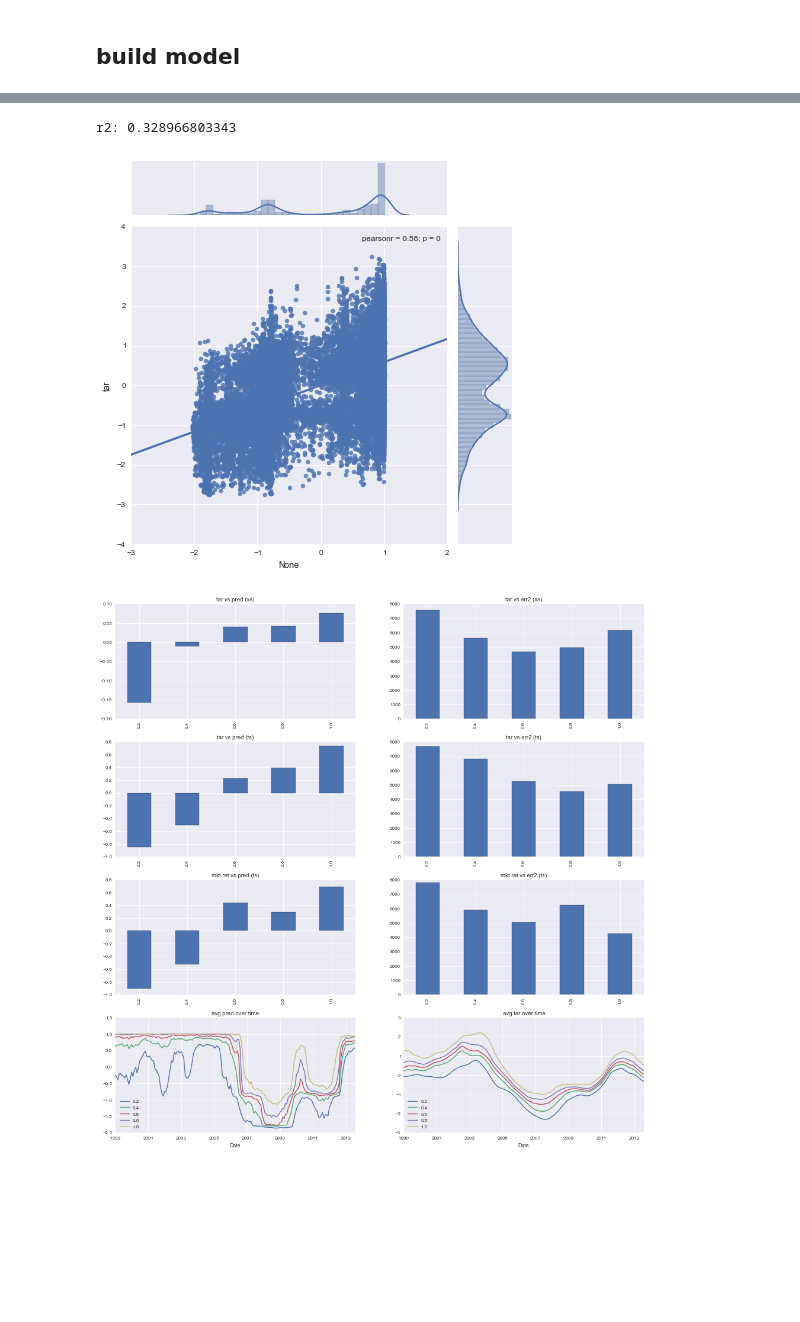
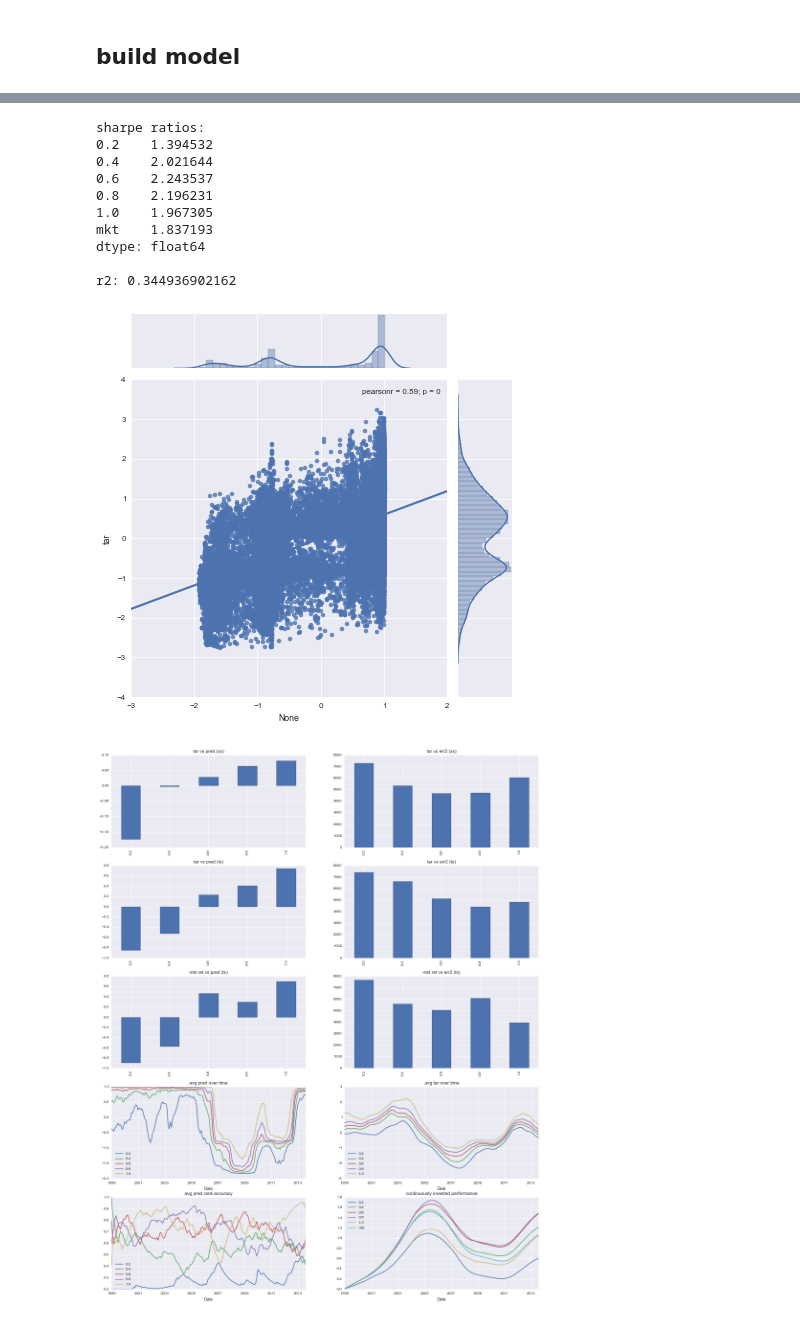
Before and after one commit to rhouck/re, a Jupyter notebook: explore2.ipynb, the cells around one changed output, grey strips where cells are left out. Saved outputs shown, nothing was run; the diff lists cells and outputs as text; code cells hidden in the pictures; blank space fills up the shorter version.

Commit message:
quintile vs market investment performance
added chart/util to calculate and show continuously invested performance for each quintile and market
print sharpe ratio calc

```diff
--- a/explore2.ipynb
+++ b/explore2.ipynb
@@ -88 +78,4 @@ SFG_c = px_h
+# %%
+px, px_ca, px_us = ut.capped_change(px, px_ca, px_us)
+SFG_c = px
 # %%
@@ -92,0 +88,6 @@ int: 4.45931763155e-15  coef: 0.158829595428
+# %%
+series = 'MVSF'
+px, px_ca, px_us = ut.load_series(series)
+# %%
+px, px_ca, px_us = ut.capped_change(px, px_ca, px_us)
+MVSF_c = px
@@ -98,8 +104,9 @@ for i in ('IV', 'DV', 'SPY'):
     features[i] = ut.load_quandl_data('hoods', i)
 features['tar'] = tar
 features['SFG'] = SFG_c
+features['MVSF'] = MVSF_c
 df = ut.stack_and_align(features.values(), cols=features.keys()).dropna()
-df = ut.ts_score(df)
+df = ut.ts_score(df) # this is panel standardization - consider using ts style
 # %%
 sns.pairplot(df[[c for c in df.columns if c != 'tar']])
 # %% [output]
@@ -135,8 +172,18 @@ r2: 0.337639344006
 # %%
-clf = GridSearchCV(rf(n_estimators=100), param_grid={'max_depth': [3,5,7], 'max_features': [None, 1, 2]}, cv=5)
+clf = GridSearchCV(RandomForestRegressor(n_estimators=100), param_grid={'max_depth': [3,5,7], 'max_features': [None, 1, 2]}, cv=5)
 clf, df_res, score = ut.build_model(clf, df)
+print
 print('r2: {0}'.format(score,))
 # %% [output]
-r2: 0.328966803343
+sharpe ratios:
+0.2    1.394532
+0.4    2.021644
+0.6    2.243537
+0.8    2.196231
+1.0    1.967305
+mkt    1.837193
+dtype: float64
+
+r2: 0.344936902162
-[figure, old version]
+[figure, new version]
-[figure, old version]
+[figure, new version]
```
Also changed, not shown: parts of 20 cells of this notebook, 1 other file.
